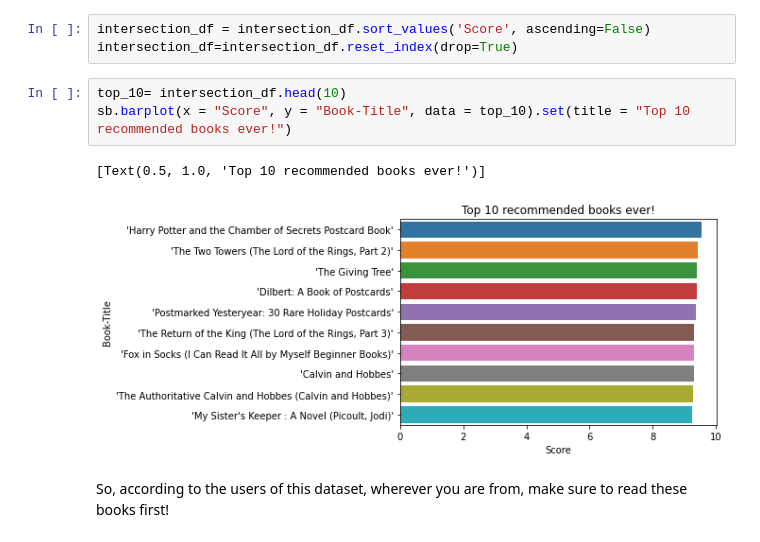
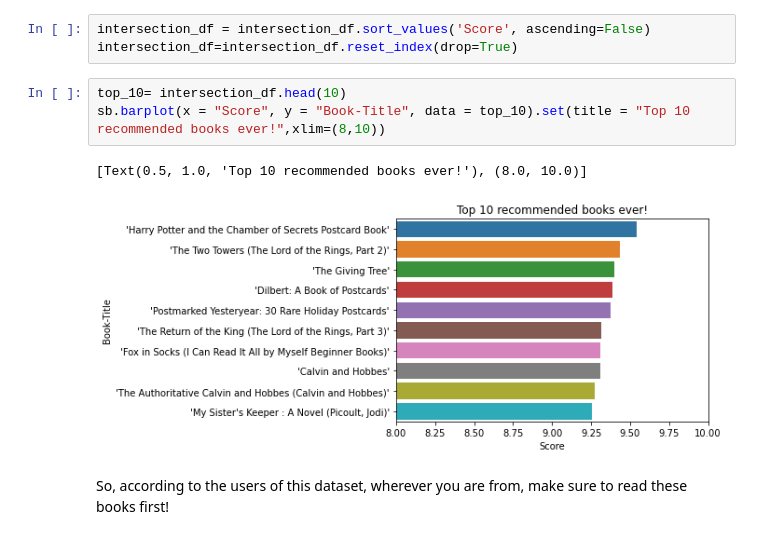
Before and after one commit to marinaepitropaki/BookRecommendationSystem, a Jupyter notebook: BookRecommendationSystem.ipynb, the cells around one changed output. Saved outputs shown, nothing was run; the diff lists cells and outputs as text.

```diff
--- a/BookRecommendationSystem.ipynb
+++ b/BookRecommendationSystem.ipynb
@@ -186,10 +186,10 @@ intersection_df = intersection_df.sort_values('Score', ascending=False)
 intersection_df=intersection_df.reset_index(drop=True)
 # %%
 top_10= intersection_df.head(10)
-sb.barplot(x = "Score", y = "Book-Title", data = top_10).set(title = "Top 10 recommended books ever!")
+sb.barplot(x = "Score", y = "Book-Title", data = top_10).set(title = "Top 10 recommended books ever!",xlim=(8,10))
 # %% [output]
-[Text(0.5, 1.0, 'Top 10 recommended books ever!')]
+[Text(0.5, 1.0, 'Top 10 recommended books ever!'), (8.0, 10.0)]
-[figure, old version]
+[figure, new version]
 # %% [markdown]
 So, according to the users of this dataset, wherever you are from, make sure to read these books first!
 # %% [markdown]
```
Also changed, not shown: parts of 7 cells of this notebook.
